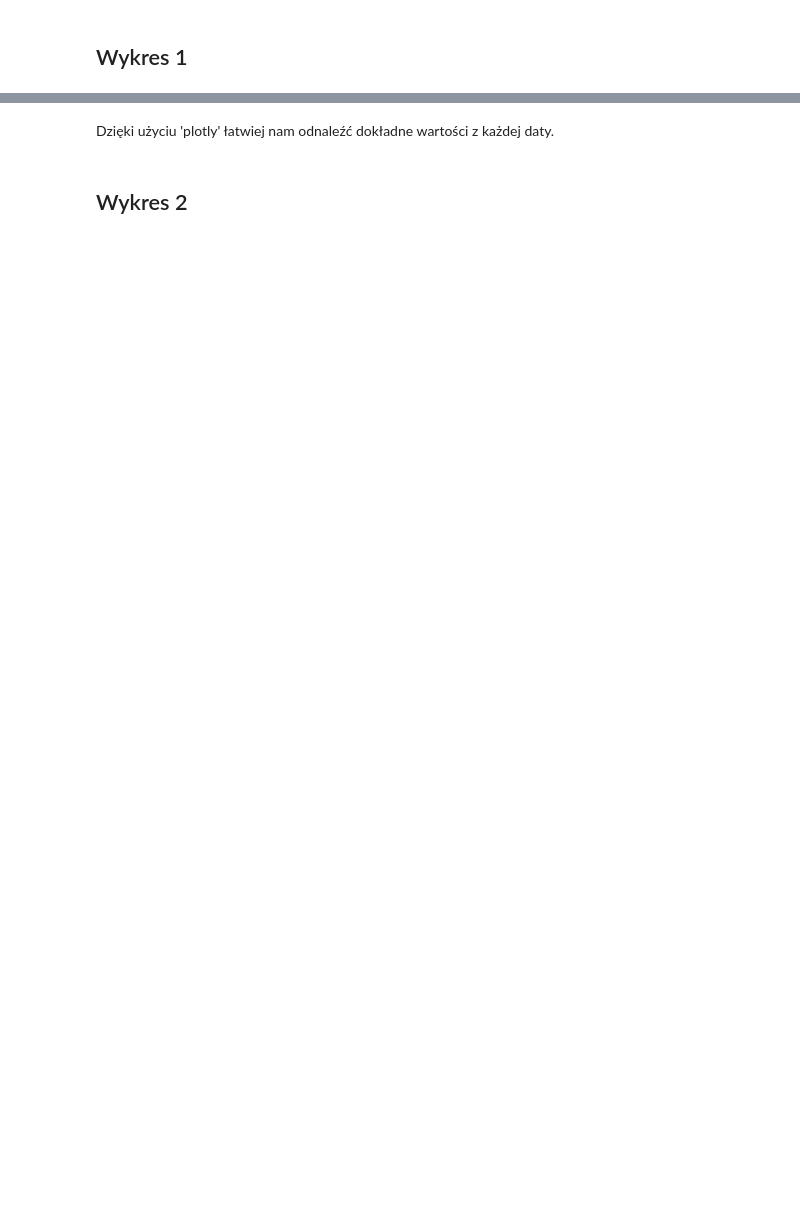
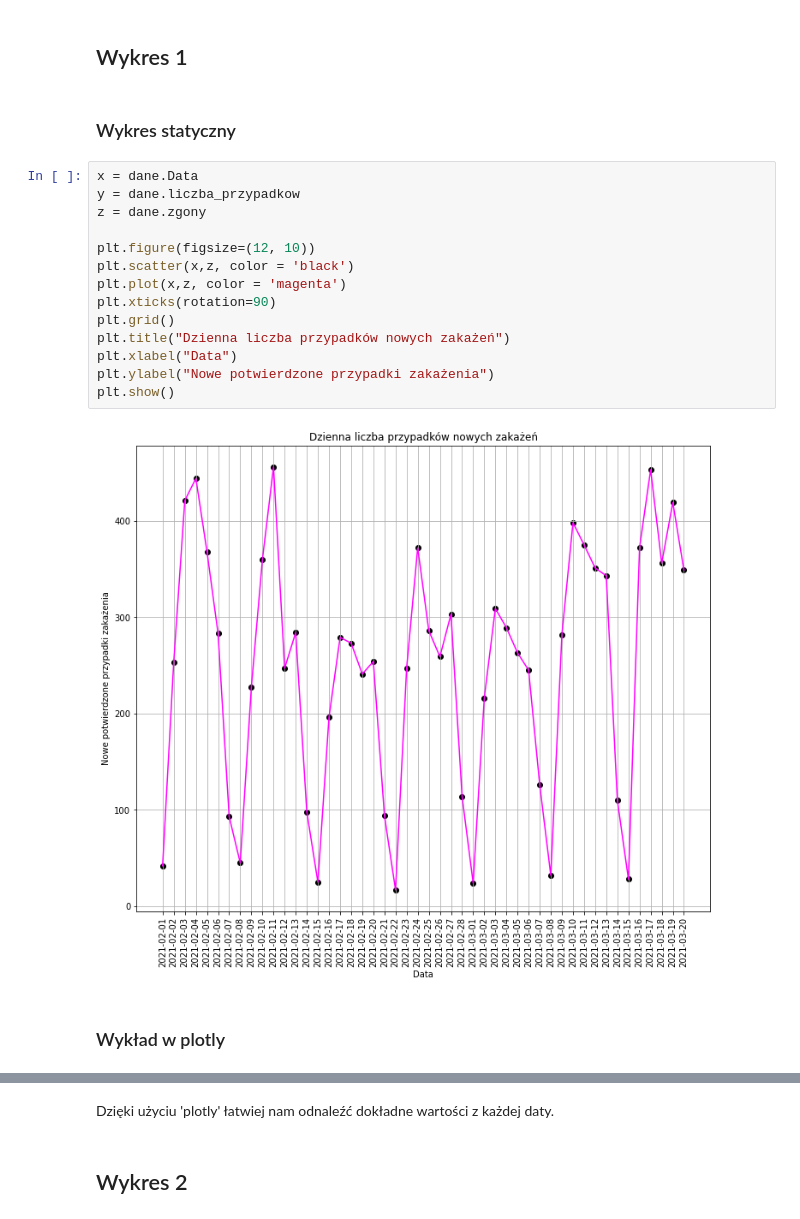
Before and after one commit to mini-pw/2021L-ExploratoryDataAnalysis, a Jupyter notebook: PraceDomowe/PracaDomowa7+8/Okręglicki Krystian PD 7+8/Praca_domowa_7_i_8.ipynb, the cells around one changed output, grey strips where cells are left out. Drawn from its saved outputs; the diff is of its cells as text; blank space fills up the shorter version.

```diff
--- a/PraceDomowe/PracaDomowa7+8/Okręglicki Krystian PD 7+8/Praca_domowa_7_i_8.ipynb
+++ b/PraceDomowe/PracaDomowa7+8/Okręglicki Krystian PD 7+8/Praca_domowa_7_i_8.ipynb
@@ -39,3 +12,23 @@ Requirement already satisfied: six>=1.5 in c:\users\msi\anaconda3\lib\site-packa
 # %% [markdown]
 ## Wykres 1
+# %% [markdown]
+### Wykres statyczny
+# %%
+x = dane.Data
+y = dane.liczba_przypadkow
+z = dane.zgony
+
+plt.figure(figsize=(12, 10))
+plt.scatter(x,z, color = 'black')
+plt.plot(x,z, color = 'magenta')
+plt.xticks(rotation=90)
+plt.grid()
+plt.title("Dzienna liczba przypadków nowych zakażeń")
+plt.xlabel("Data")
+plt.ylabel("Nowe potwierdzone przypadki zakażenia")
+plt.show()
+# %% [output]
+[figure, added]
+# %% [markdown]
+### Wykład w plotly
 # %%
```
Also changed, not shown: parts of 10 cells of this notebook.
